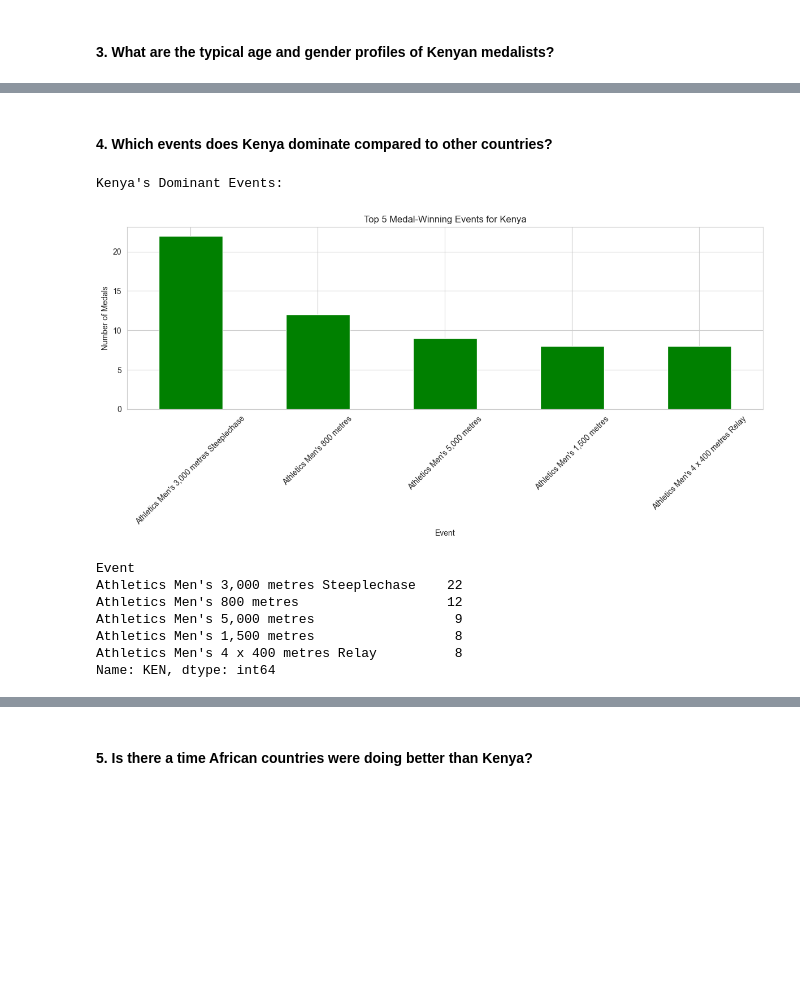
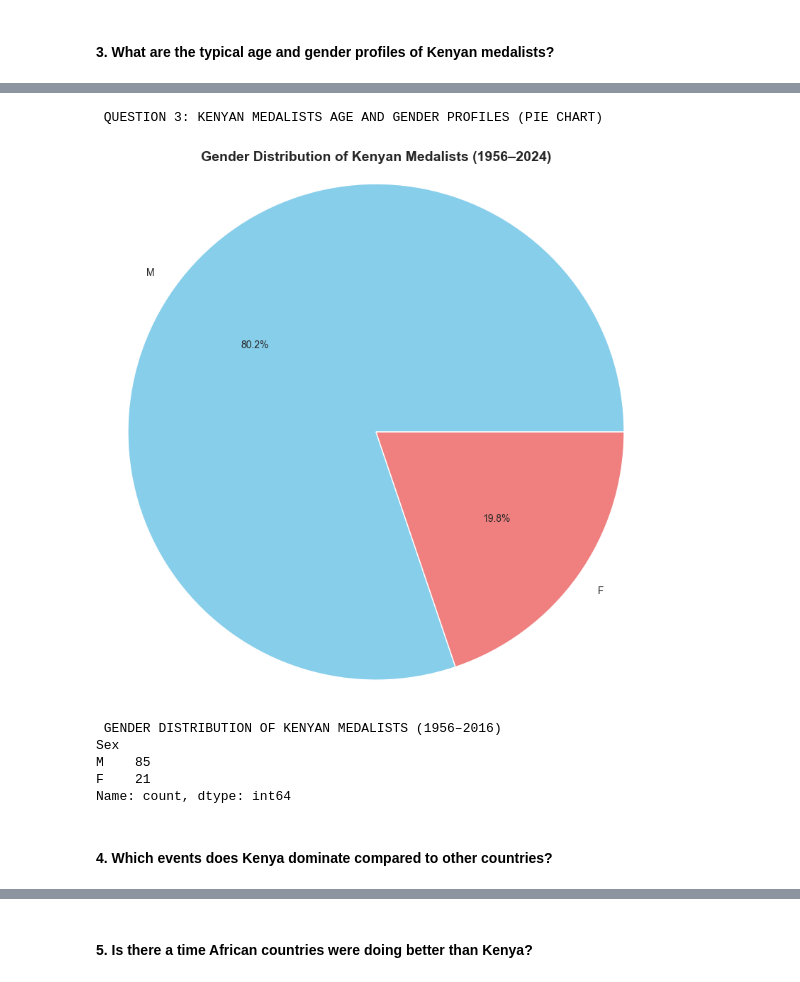
Before and after one commit to bree-byte/Kenya-olympic-Analysis, a Jupyter notebook: Pydata-capstone-project/pydata-capstone.ipynb, the cells around one changed output, grey strips where cells are left out. Saved outputs shown, nothing was run; the diff lists cells and outputs as text; code cells hidden in the pictures; blank space fills up the shorter version.

```diff
--- a/Pydata-capstone-project/pydata-capstone.ipynb
+++ b/Pydata-capstone-project/pydata-capstone.ipynb
@@ -394,2 +266,35 @@ Age by Gender:
+# %%
+def q3_kenya_medalist_gender_pie():
+    # Filter for Kenyan medalists
+    kenya_df = df[(df['NOC'] == 'KEN') & (df['Medal'] != 'None')]
+
+    # Count by gender
+    gender_counts = kenya_df['Sex'].value_counts()
+
+    # Create pie chart
+    plt.figure(figsize=(8, 8))
+    plt.pie(gender_counts, labels=gender_counts.index, autopct='%1.1f%%', colors=['skyblue', 'lightcoral'])
+    plt.title("Gender Distribution of Kenyan Medalists (1956–2024)", fontsize=14, fontweight='bold')
+    plt.axis('equal')  # Equal aspect ratio ensures a circular pie
+    plt.tight_layout()
+    plt.savefig('kenya_medalist_gender_pie.png', dpi=300, bbox_inches='tight')
+    plt.show()
+
+    print(" GENDER DISTRIBUTION OF KENYAN MEDALISTS (1956–2016) ")
+    print(gender_counts)
+
+    return gender_counts
+
+
+print(" QUESTION 3: KENYAN MEDALISTS AGE AND GENDER PROFILES (PIE CHART) ")
+gender_distribution = q3_kenya_medalist_gender_pie()
+# %% [output]
+ QUESTION 3: KENYAN MEDALISTS AGE AND GENDER PROFILES (PIE CHART)
+[figure, added]
+ GENDER DISTRIBUTION OF KENYAN MEDALISTS (1956–2016)
+Sex
+M    85
+F    21
+Name: count, dtype: int64
 # %% [markdown]
 #### 4. Which events does Kenya dominate compared to other countries?
@@ -413,14 +300,0 @@ def q4_kenya_event_dominance():
-# %%
-print("Kenya's Dominant Events:")
-kenya_events = q4_kenya_event_dominance()
-print(kenya_events)
-# %% [output]
-Kenya's Dominant Events:
-[figure, removed]
-Event
-Athletics Men's 3,000 metres Steeplechase    22
-Athletics Men's 800 metres                   12
-Athletics Men's 5,000 metres                  9
-Athletics Men's 1,500 metres                  8
-Athletics Men's 4 x 400 metres Relay          8
-Name: KEN, dtype: int64
```
Also changed, not shown: parts of 18 cells of this notebook, 15 other files.
